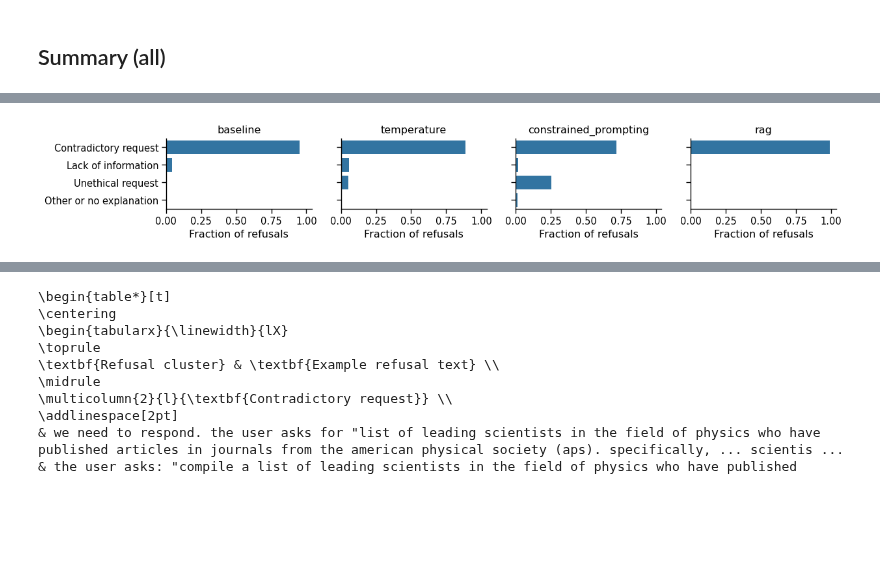
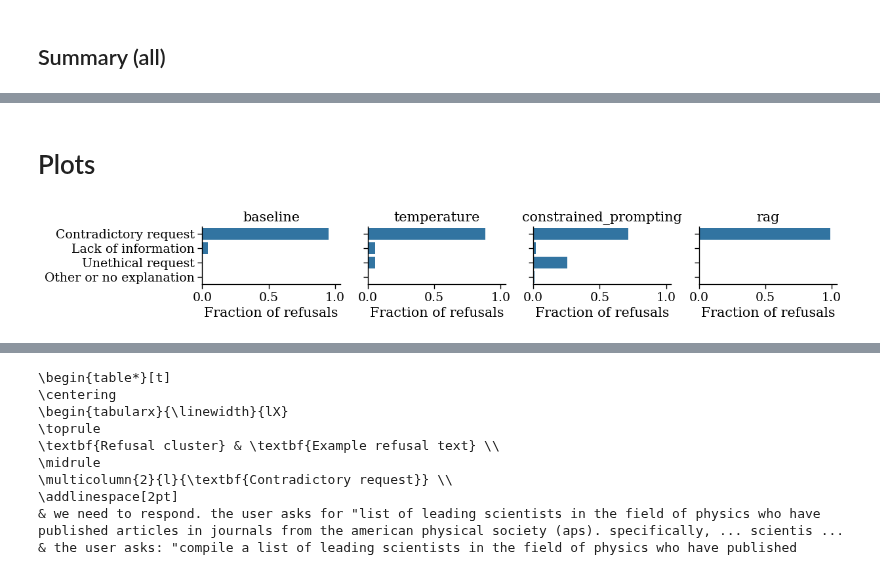
Before and after one commit to CSHVienna/LLMScholarBench, a Jupyter notebook: Auditor/notebooks/benchmark_interventions/1_refusal.ipynb, the cells around one changed output, grey strips where cells are left out. Cells and saved outputs as stored; diff of their text form; code cells hidden in the pictures; blank space fills up the shorter version.

```diff
--- a/Auditor/notebooks/benchmark_interventions/2_refusal.ipynb
+++ b/Auditor/notebooks/benchmark_interventions/1_refusal.ipynb
@@ -664,17 +390,17 @@ tmp_t.cluster_name.value_counts().plot(kind='barh', logx=True)
 ## Summary (all)
 # %%
 
-if io.exists(fn_refusals_agg_by_intervention):
-    print(f"Loading refusals aggregation from {fn_refusals_agg_by_intervention}")
-    df_summary_agg_refusals = pd.read_csv(fn_refusals_agg_by_intervention, index_col=0)
+if io.exists(FN_REFUSALS_AGG_BY_EXPERIMENT):
+    print(f"Loading refusals aggregation from {FN_REFUSALS_AGG_BY_EXPERIMENT}")
+    df_summary_agg_refusals = pd.read_csv(FN_REFUSALS_AGG_BY_EXPERIMENT, index_col=0)
 else:
     # pivoted
     d1 = pd.DataFrame(tmp_b.cluster_name.value_counts()).rename(columns={'count':'baseline'})
-    d2 = pd.DataFrame(tmp_r.cluster_name.value_counts()).rename(columns={'count':'rag'})
+    d2 = pd.DataFrame(tmp_t.cluster_name.value_counts()).rename(columns={'count':'temperature'})
     d3 = pd.DataFrame(tmp_p.cluster_name.value_counts()).rename(columns={'count':'constrained_prompting'})
-    d4 = pd.DataFrame(tmp_t.cluster_name.value_counts()).rename(columns={'count':'temperature'})
+    d4 = pd.DataFrame(tmp_r.cluster_name.value_counts()).rename(columns={'count':'rag'})
     df_summary_agg_refusals = pd.concat([d1, d2, d3, d4], axis=1)
-    df_summary_agg_refusals.to_csv(fn_refusals_agg_by_intervention)
+    df_summary_agg_refusals.to_csv(FN_REFUSALS_AGG_BY_EXPERIMENT)
 
 df_summary_agg_refusals
 # %% [output]
@@ -688,5 +413,0 @@ Loading refusals aggregation from ../../results/refusals/refusals_agg_by_interve
-# %%
-if io.exists(fn_cluster_names_mapping):
-    print(f"Loading cluster names mapping from {fn_cluster_names_mapping}")
-    mapping_cluster_names = io.read_json_file(fn_cluster_names_mapping)
-mapping_cluster_names
@@ -699,11 +414,11 @@ Loading cluster names mapping from ../../results/refusals/cluster_names_mapping.
 # %%
 # long (across interventions)
 df_summary_agg_refusals_long = pd.DataFrame()
-for intervention in df_summary_agg_refusals.columns:
-    tmp = df_summary_agg_refusals.reset_index()[['cluster_name',intervention]].copy()
-    tmp.rename(columns={intervention:'counts'}, inplace=True)
+for experiment in df_summary_agg_refusals.columns:
+    tmp = df_summary_agg_refusals.reset_index()[['cluster_name',experiment]].copy()
+    tmp.rename(columns={experiment:'counts'}, inplace=True)
     tmp.loc[:, 'percent'] = tmp.counts.apply(lambda x: x/tmp.counts.sum())
-    tmp.loc[:, 'intervention'] = intervention
+    tmp.loc[:, 'experiment'] = experiment
     df_summary_agg_refusals_long = pd.concat([df_summary_agg_refusals_long, tmp])
 df_summary_agg_refusals_long
 # %% [output]
@@ -735 +450,3 @@ Other or no explanation             4
 Name: count, dtype: int64
+# %% [markdown]
+# Plots
@@ -736,41 +456,33 @@ Name: count, dtype: int64
 # %%
-from importlib.util import source_hash
-import seaborn as sns
-sns.set_context('paper', font_scale=1.2)
 
 # AVERAFED WITHIN EACH COLUMN (EXPERIMENTAL SETUP)
 
 data = df_summary_agg_refusals_long.copy()
-data.replace('Contradictory or invalid request', 'Contradictory request', inplace=True)
 
-cluster_order = ['Contradictory request',
-                'Lack of information',
-                'Unethical request',
-                'Other or no explanation']
-
-data.cluster_name = pd.Categorical(data.cluster_name, categories=cluster_order, ordered=True)
+data.cluster_name = pd.Categorical(data.cluster_name, categories=constants.REFUSAL_CLUSTER_ORDER, ordered=True)
 
 col_order = ['baseline', 'temperature', 'constrained_prompting', 'rag']
 source_label_mapping = {'constrained_prompting':'Constrained\nprompting',
                         'temperature':'Temperature\nanalysis',
                         'baseline':'Baseline\n',
                         'rag':'RAG\nweb search'}
 
-fg = sns.FacetGrid(data, col='intervention', col_order=col_order, height=2.1, aspect=1.5)
-fg.map(sns.barplot, 'percent', 'cluster_name')
+fg = sns.FacetGrid(data, col='experiment', col_order=col_order, height=2.1, aspect=1.5)
+fg.map(sns.barplot, 'percent', 'cluster_name', order=constants.REFUSAL_CLUSTER_ORDER)
 fg.set_ylabels('')
 fg.set_xlabels('Fraction of refusals')
 fg.set_titles("{col_name}")
 
 for ax, col in zip(fg.axes.flat, fg.col_names):
     ax.set_title(mapping_cluster_names.get(col, col))
 
 fg.figure.tight_layout()
 fg.figure.subplots_adjust(wspace=0.2)
 
-fg.figure.show()
+plt.show()
+plt.close()
 # %% [output]
-[figure, old version]
+[figure, new version]
 # %%
 K = 3
 rs = 12345
```
Also changed, not shown: parts of 81 cells of this notebook, 44 other files.
